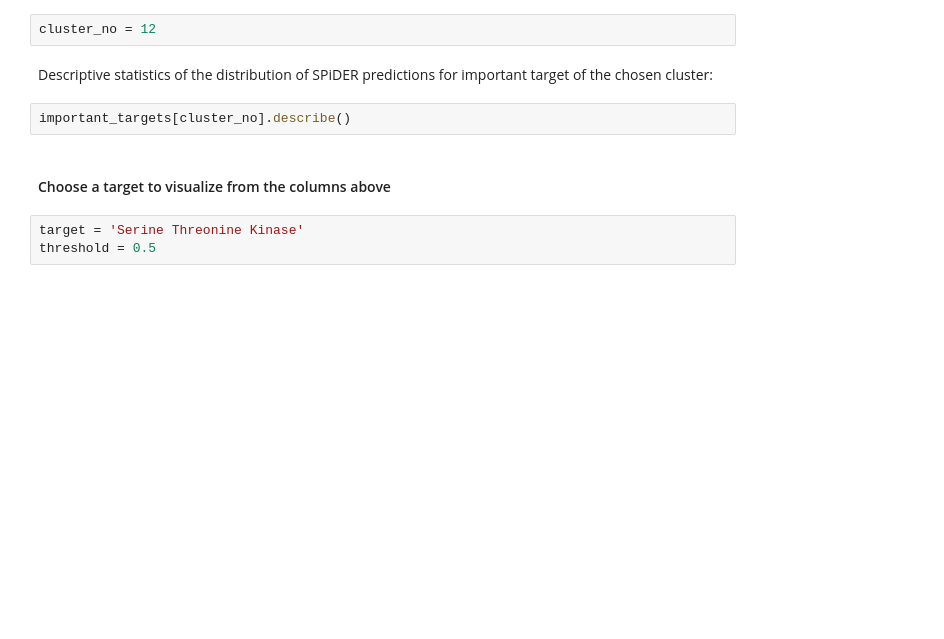
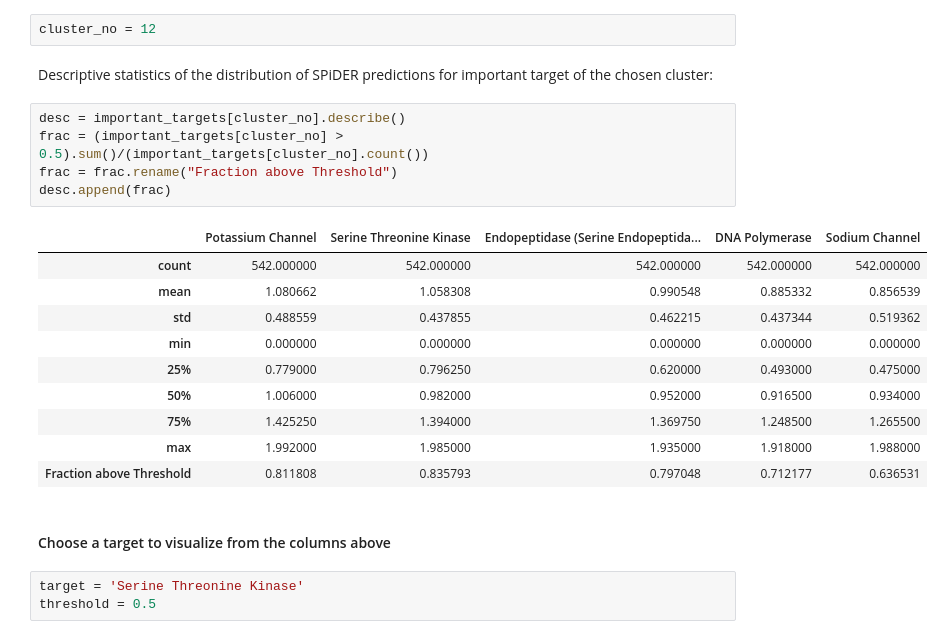
Before and after one commit to SimoneBarbaro/data_science_lab_project, a Jupyter notebook: src/DSL-Notebook.ipynb, the cells around one changed output. Drawn from its saved outputs; the diff is of its cells as text; blank space fills up the shorter version.

Commit message:
fixed DSL frac above threshold

```diff
--- a/src/DSL-Notebook.ipynb
+++ b/src/DSL-Notebook.ipynb
@@ -148,8 +261,22 @@ significant_clusters
 cluster_no = 12
 # %% [markdown]
 Descriptive statistics of the distribution of SPiDER predictions for important target of the chosen cluster:
-# %%
-important_targets[cluster_no].describe()
+# %%
+desc = important_targets[cluster_no].describe()
+frac = (important_targets[cluster_no] > 0.5).sum()/(important_targets[cluster_no].count())
+frac = frac.rename("Fraction above Threshold")
+desc.append(frac)
+# %% [output]
+|  | Potassium Channel | Serine Threonine Kinase | Endopeptidase (Serine Endopeptida... | DNA Polymerase | Sodium Channel |
+| count | 542.000000 | 542.000000 | 542.000000 | 542.000000 | 542.000000 |
+| mean | 1.080662 | 1.058308 | 0.990548 | 0.885332 | 0.856539 |
+| std | 0.488559 | 0.437855 | 0.462215 | 0.437344 | 0.519362 |
+| min | 0.000000 | 0.000000 | 0.000000 | 0.000000 | 0.000000 |
+| 25% | 0.779000 | 0.796250 | 0.620000 | 0.493000 | 0.475000 |
+| 50% | 1.006000 | 0.982000 | 0.952000 | 0.916500 | 0.934000 |
+| 75% | 1.425250 | 1.394000 | 1.369750 | 1.248500 | 1.265500 |
+| max | 1.992000 | 1.985000 | 1.935000 | 1.918000 | 1.988000 |
+| Fraction above Threshold | 0.811808 | 0.835793 | 0.797048 | 0.712177 | 0.636531 |
 # %% [markdown]
 #### Choose a target to visualize from the columns above
 # %%
```
Also changed, not shown: parts of 15 cells of this notebook.
